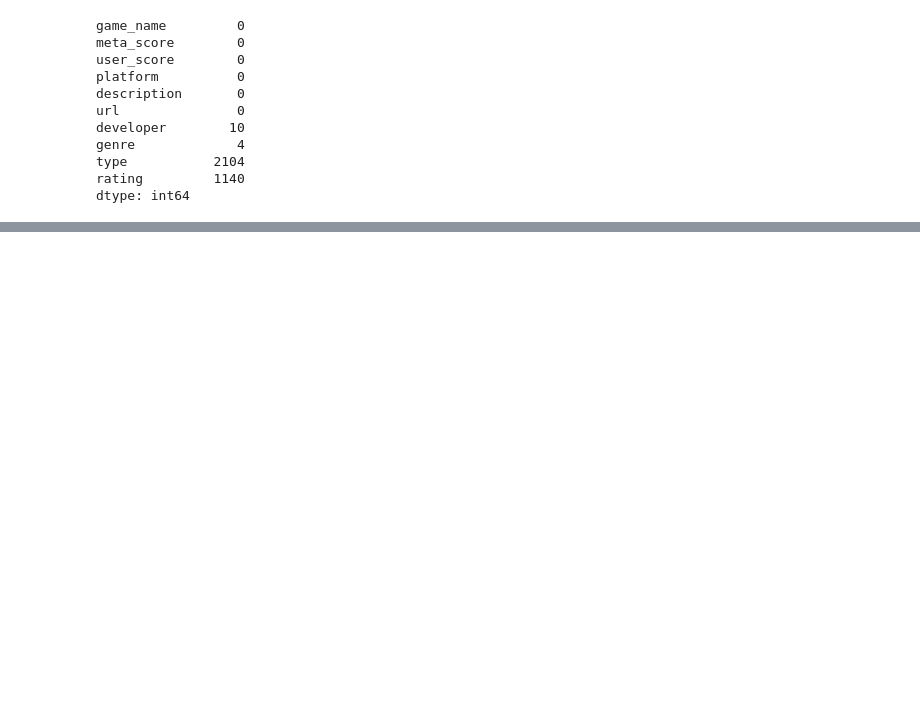
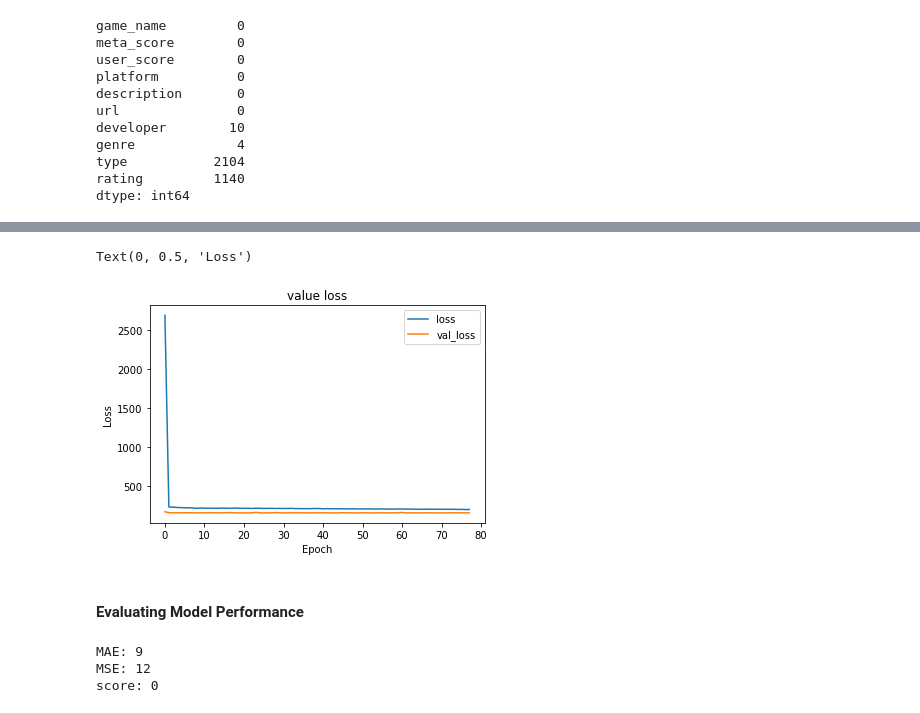
Before and after one commit to TingHsuanYang/cmpe255-spring22-project, a Jupyter notebook: notebooks/evan-model.ipynb, the cells around one changed output, grey strips where cells are left out. Saved outputs shown, nothing was run; the diff lists cells and outputs as text; code cells hidden in the pictures; blank space fills up the shorter version.

```diff
--- a/notebooks/evan-model.ipynb
+++ b/notebooks/evan-model.ipynb
@@ -276,0 +195,5 @@ sns.displot(errors)
+# %%
+# hot encoding
+df = pd.get_dummies(df,
+                    columns=['platform', 'genre', 'type', 'rating'],
+                    prefix=['platform', 'genre', 'type', 'rating'])
@@ -276,0 +207,5 @@ sns.displot(errors)
+# %%
+X_train, X_test, y_train, y_test = train_test_split(X,
+                                                    y,
+                                                    test_size=0.20,
+                                                    random_state=42)
@@ -276,0 +249,25 @@ sns.displot(errors)
+# %%
+# Create EarlyStopping to prevent overfitting
+early_stop = EarlyStopping(monitor='val_loss',
+                           mode='min',
+                           verbose=1,
+                           patience=25)
+
+seq_model = Sequential()
+
+seq_model.add(Dense(72, activation='relu'))
+seq_model.add(Dropout(0.2))
+
+seq_model.add(Dense(36, activation='relu'))
+seq_model.add(Dropout(0.2))
+
+seq_model.add(Dense(1))
+
+seq_model.compile(optimizer='adam', loss='mse')
+# %%
+seq_model.fit(X_train,
+              y_train,
+              validation_data=(X_test, y_test),
+              batch_size=128,
+              epochs=1000,
+              callbacks=[early_stop])
@@ -276,0 +293,22 @@ sns.displot(errors)
+# %%
+losses = pd.DataFrame(seq_model.history.history)
+losses[['loss', 'val_loss']].plot()
+plt.title("value loss")
+plt.xlabel("Epoch")
+plt.ylabel("Loss")
+# %% [output]
+Text(0, 0.5, 'Loss')
+[figure, added]
+# %% [markdown]
+#### Evaluating Model Performance
+# %%
+from sklearn.metrics import mean_squared_error, mean_absolute_error, explained_variance_score
+
+seq_pred = seq_model.predict(X_test)
+print(f'MAE: %d' % mean_absolute_error(y_test, seq_pred))
+print(f'MSE: %d' % np.sqrt(mean_squared_error(y_test, seq_pred)))
+print(f'score: %d' % explained_variance_score(y_test, seq_pred))
+# %% [output]
+MAE: 9
+MSE: 12
+score: 0
```
Also changed, not shown: parts of 75 cells of this notebook, 2 other files.
